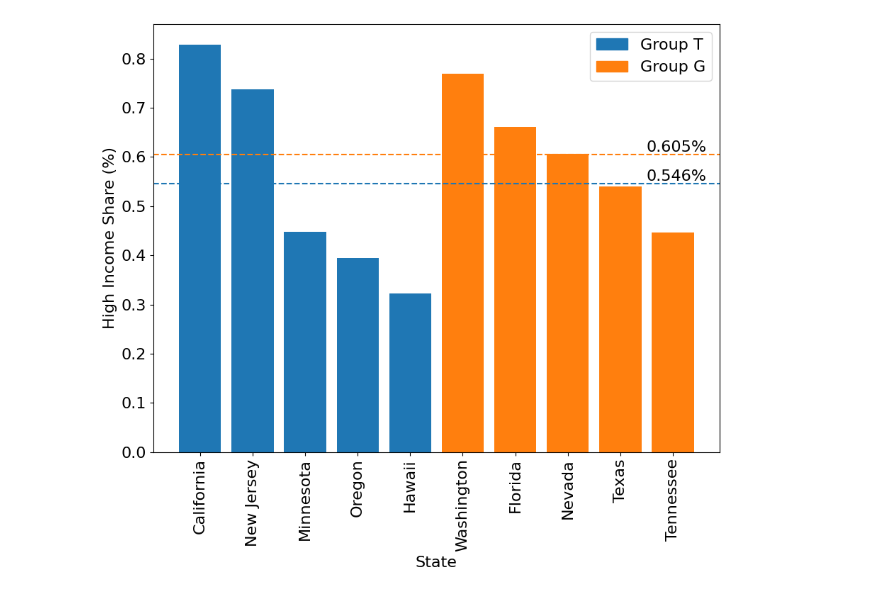
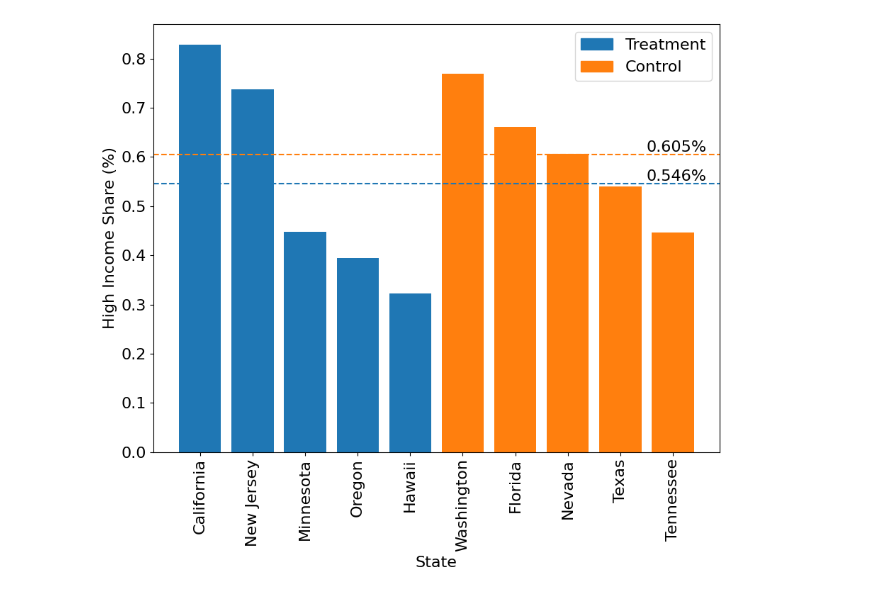
Before and after one commit to johanoelgaard/ECON230B, a Jupyter notebook: Assignment 2/assingment_II.ipynb, the cells around one changed output. Drawn from its saved outputs; the diff is of its cells as text; code cells hidden in the pictures.

Commit message:
updated figure and added 2016 data

```diff
--- a/Assignment 2/assingment_II.ipynb
+++ b/Assignment 2/assingment_II.ipynb
@@ -46,0 +74,13 @@ df = pd.concat(list_df)
+# %%
+# concatenate the dataframes
+df21 = pd.concat(list_df21)
+df16 = pd.concat(list_df16)
+
+df = pd.concat([df16, df21], axis=0)
+
+# create df with 2021 tax rates
+tax_rates = pd.DataFrame({'State': ['California', 'Florida', 'Hawaii', 'Minnesota', 'Nevada', 'New Jersey', 'Oregon', 'Tennessee', 'Texas', 'Washington'],
+                          'Tax Rate 2021': [0.133, 0, 0.11, 0.0985, 0, 0.1075, 0.099, 0, 0, 0]})
+
+# # merge the tax rates with the high income share data
+# df = pd.merge(df, tax_rates, on='State')
@@ -47,29 +105,29 @@ df = pd.concat(list_df)
 # %%
 # prepare the data for plotting
-df.sort_values(['Group T','High Income Share'], ascending=[False,False], inplace=True)
-colors = df['Group T'].map({True: 'tab:blue', False: 'tab:orange'})
-group_t_avg = df[df['Group T']]['High Income Share (%)'].mean()
-group_g_avg = df[~df['Group T']]['High Income Share (%)'].mean()
+df21.sort_values(['Treatment','High Income Share'], ascending=[False,False], inplace=True)
+colors = df21['Treatment'].map({True: 'tab:blue', False: 'tab:orange'})
+group_t_avg = df21[df21['Treatment']]['High Income Share (%)'].mean()
+group_c_avg = df21[~df21['Treatment']]['High Income Share (%)'].mean()
 
 # plot the data
 plt.figure(figsize=(9,8))
-plt.bar(df['State'], df['High Income Share (%)'], color=colors)
+plt.bar(df21['State'], df21['High Income Share (%)'], color=colors)
 plt.axhline(y=group_t_avg, color='tab:blue', linestyle='--')
-plt.axhline(y=group_g_avg, color='tab:orange', linestyle='--')
+plt.axhline(y=group_c_avg, color='tab:orange', linestyle='--')
 
 # add the average as text to the plot
 plt.text(8.5, group_t_avg, f'{group_t_avg:.3f}%', verticalalignment='bottom', fontsize=16)
-plt.text(8.5, group_g_avg, f'{group_g_avg:.3f}%', verticalalignment='bottom', fontsize=16)
+plt.text(8.5, group_c_avg, f'{group_c_avg:.3f}%', verticalalignment='bottom', fontsize=16)
 
 plt.ylabel('High Income Share (%)', fontsize=16)
 plt.xlabel('State', fontsize=16)
 plt.yticks(fontsize=16)
 plt.xticks(fontsize=16, rotation=90)
-group_t_patch = mpatches.Patch(color='tab:blue', label='Group T')
-group_g_patch = mpatches.Patch(color='tab:orange', label='Group G')
-plt.legend(handles=[group_t_patch, group_g_patch], fontsize=16)
+group_t_patch = mpatches.Patch(color='tab:blue', label='Treatment')
+group_c_patch = mpatches.Patch(color='tab:orange', label='Control')
+plt.legend(handles=[group_t_patch, group_c_patch], fontsize=16)
 plt.tight_layout()
 plt.savefig('high_income_share_by_state.png')
 plt.show()
 # %% [output]
-[figure, old version]
+[figure, new version]
```
Also changed, not shown: parts of 4 cells of this notebook, 11 other files.
